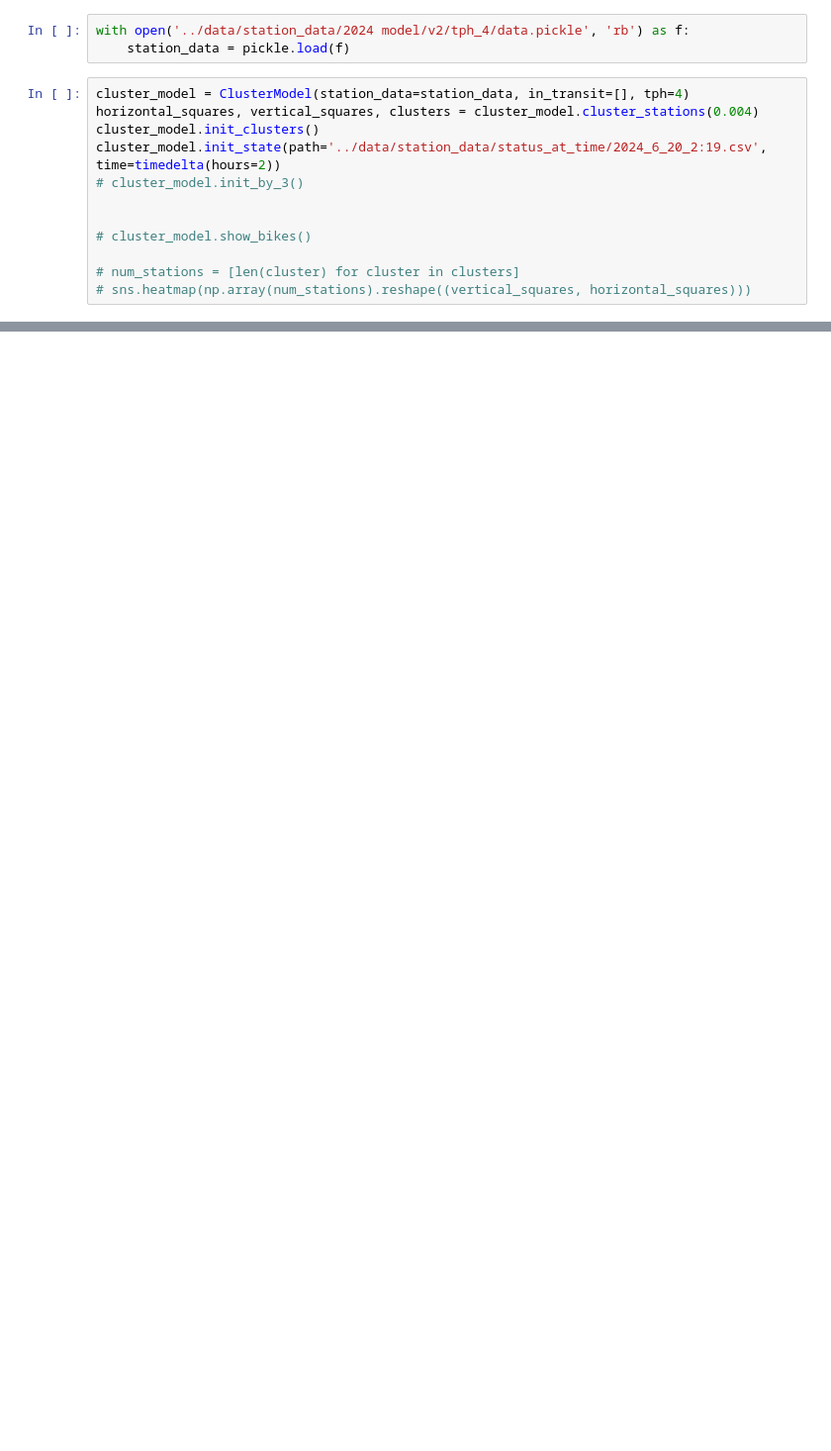
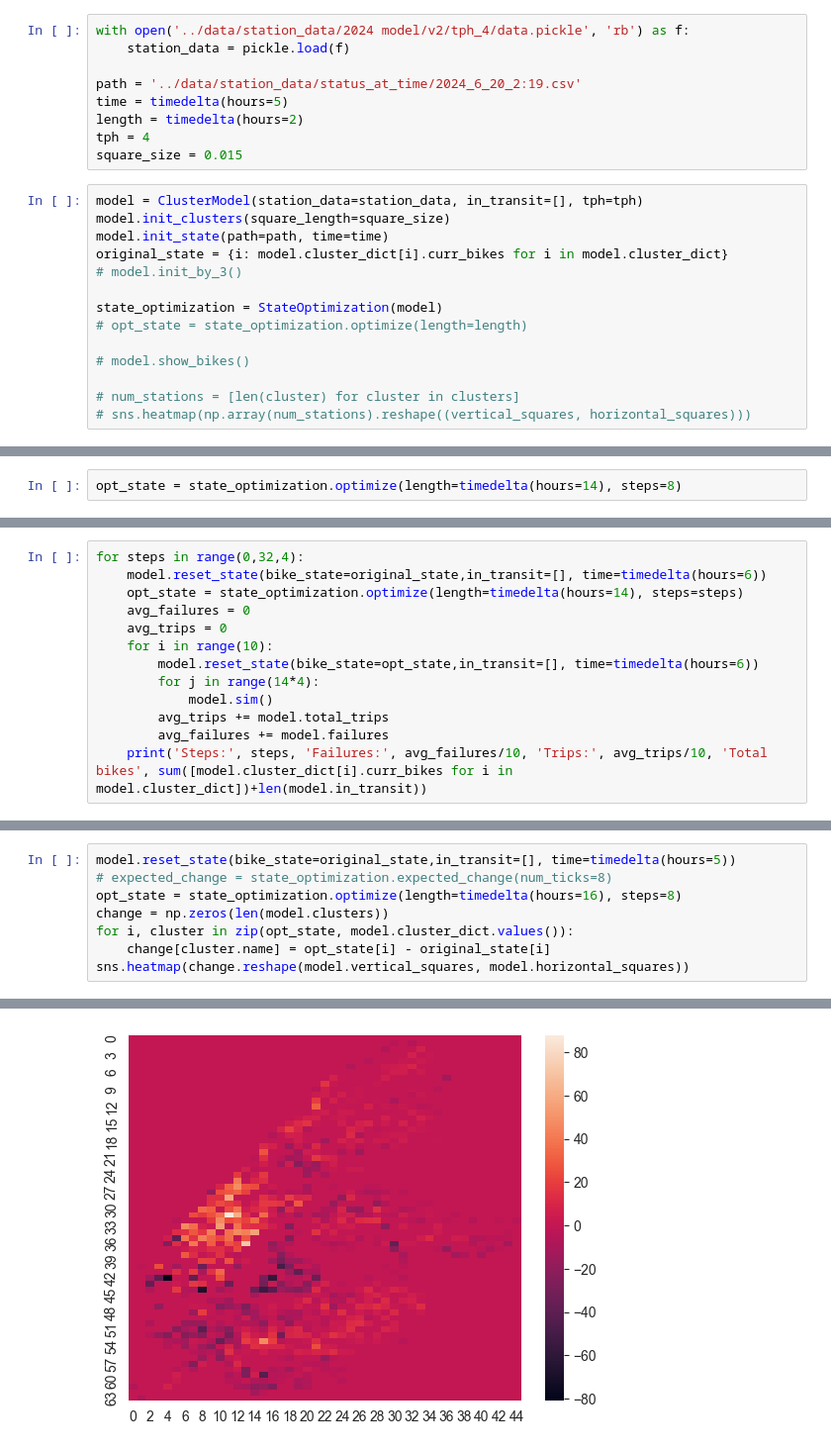
Before and after one commit to jarrettreimers/CSUREMM, a Jupyter notebook: cluster_model/cluster_model_testing.ipynb, the cells around one changed output, grey strips where cells are left out. Shown at 99% size. Drawn from its saved outputs; the diff is of its cells as text; blank space fills up the shorter version.

```diff
--- a/cluster_model/cluster_model_testing.ipynb
+++ b/cluster_model/cluster_model_testing.ipynb
@@ -10,15 +11,23 @@ import seaborn as sns
 # %%
 with open('../data/station_data/2024 model/v2/tph_4/data.pickle', 'rb') as f:
     station_data = pickle.load(f)
+
+path = '../data/station_data/status_at_time/2024_6_20_2:19.csv'
+time = timedelta(hours=5)
+length = timedelta(hours=2)
+tph = 4
+square_size = 0.015
 # %%
-cluster_model = ClusterModel(station_data=station_data, in_transit=[], tph=4)
-horizontal_squares, vertical_squares, clusters = cluster_model.cluster_stations(0.004)
-cluster_model.init_clusters()
-cluster_model.init_state(path='../data/station_data/status_at_time/2024_6_20_2:19.csv', time=timedelta(hours=2))
-# cluster_model.init_by_3()
+model = ClusterModel(station_data=station_data, in_transit=[], tph=tph)
+model.init_clusters(square_length=square_size)
+model.init_state(path=path, time=time)
+original_state = {i: model.cluster_dict[i].curr_bikes for i in model.cluster_dict}
+# model.init_by_3()
 
+state_optimization = StateOptimization(model)
+# opt_state = state_optimization.optimize(length=length)
 
-# cluster_model.show_bikes()
+# model.show_bikes()
 
 # num_stations = [len(cluster) for cluster in clusters]
 # sns.heatmap(np.array(num_stations).reshape((vertical_squares, horizontal_squares)))
@@ -24,0 +36,2 @@ cluster_model.init_state(path='../data/station_data/status_at_time/2024_6_20_2:1
+# %%
+opt_state = state_optimization.optimize(length=timedelta(hours=14), steps=8)
@@ -24,0 +41,13 @@ cluster_model.init_state(path='../data/station_data/status_at_time/2024_6_20_2:1
+# %%
+for steps in range(0,32,4):
+    model.reset_state(bike_state=original_state,in_transit=[], time=timedelta(hours=6))
+    opt_state = state_optimization.optimize(length=timedelta(hours=14), steps=steps)
+    avg_failures = 0
+    avg_trips = 0
+    for i in range(10):
+        model.reset_state(bike_state=opt_state,in_transit=[], time=timedelta(hours=6))
+        for j in range(14*4):
+            model.sim()
+        avg_trips += model.total_trips
+        avg_failures += model.failures
+    print('Steps:', steps, 'Failures:', avg_failures/10, 'Trips:', avg_trips/10, 'Total bikes', sum([model.cluster_dict[i].curr_bikes for i in model.cluster_dict])+len(model.in_transit))
@@ -24,0 +90,9 @@ cluster_model.init_state(path='../data/station_data/status_at_time/2024_6_20_2:1
+# %%
+model.reset_state(bike_state=original_state,in_transit=[], time=timedelta(hours=5))
+# expected_change = state_optimization.expected_change(num_ticks=8)
+opt_state = state_optimization.optimize(length=timedelta(hours=16), steps=8)
+change = np.zeros(len(model.clusters))
+for i, cluster in zip(opt_state, model.cluster_dict.values()):
+    change[cluster.name] = opt_state[i] - original_state[i]
+sns.heatmap(change.reshape(model.vertical_squares, model.horizontal_squares))
+# %% [output]
@@ -24,0 +100 @@ cluster_model.init_state(path='../data/station_data/status_at_time/2024_6_20_2:1
+[figure, added]
```
Also changed, not shown: parts of 12 cells of this notebook, 4 other files.
